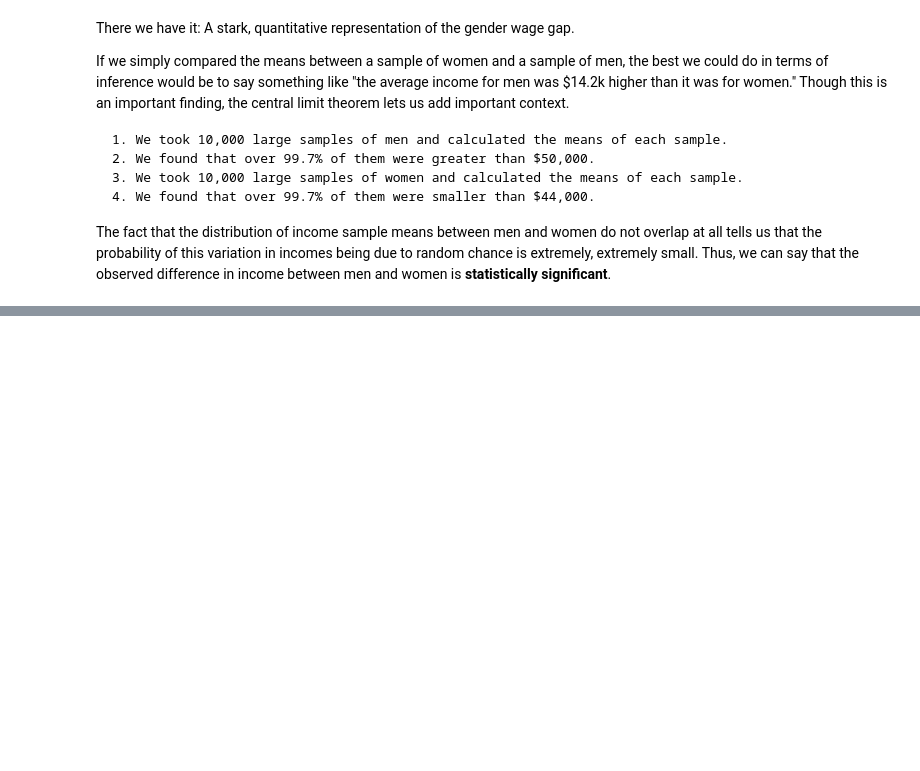
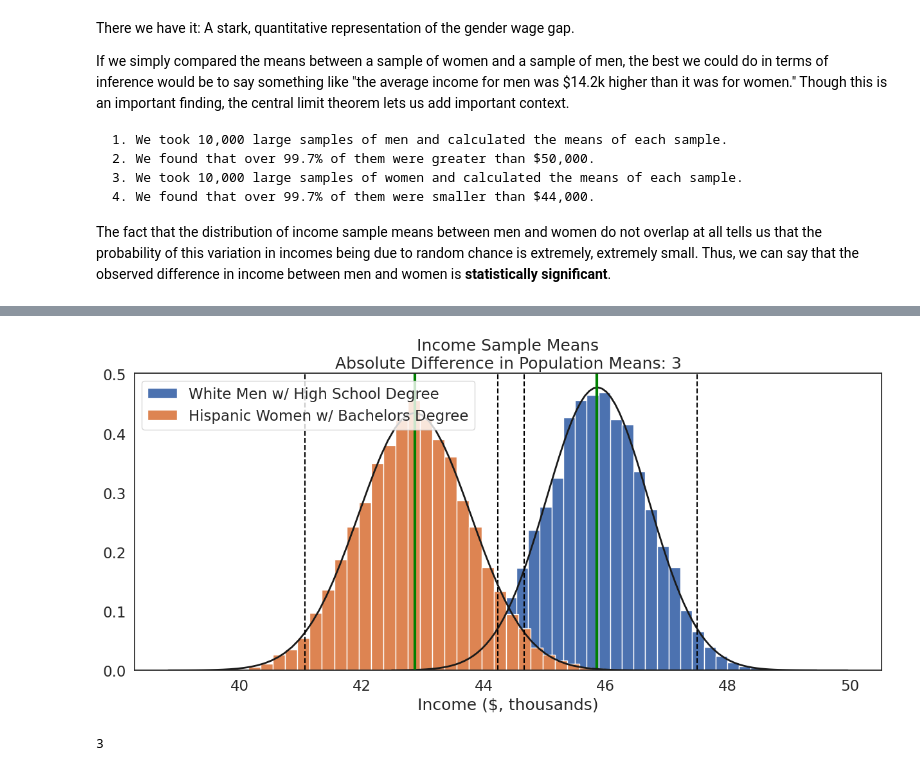
Before and after one commit to yihsun25/QM2, a Jupyter notebook: notebooks/W05. Distributions and Basic Statistics.ipynb, the cells around one changed output, grey strips where cells are left out. Cells and saved outputs as stored; diff of their text form; code cells hidden in the pictures; blank space fills up the shorter version.

```diff
--- a/notebooks/W05. Distributions and Basic Statistics.ipynb
+++ b/notebooks/W05. Distributions and Basic Statistics.ipynb
@@ -548,0 +548,57 @@ two_hist([white_men_highschool,hispanic_women_ba],['White Men w/ High School Deg
+# %%
+def two_hist_with_diff(groups, group_labs, xlab, title):
+    plt.figure(figsize=(15, 6))
+    it = -1
+    sample_means_list = []
+
+    for var in groups:
+        it += 1
+        sample_size = 1000
+        sample_means = []
+        iterations = 10000
+
+        for i in range(iterations):
+            sample = var.sample(sample_size, replace=True)
+            sample_mean = sample.mean()
+            sample_means.append(sample_mean)
+
+        sample_means_list.append(sample_means)
+
+        plt.hist(sample_means, bins=int(iterations/300), edgecolor='white', density=True, label=group_labs[it])
+
+        mu, se = norm.fit(sample_means)
+        xmin, xmax = plt.xlim()
+        x = np.linspace(xmin, xmax, 100)
+        p = norm.pdf(x, mu, se)
+
+        plt.plot(x, p, 'k', linewidth=2)
+
+        mean = var.mean()
+        lower_ci = mu - se * 1.96
+        upper_ci = mu + se * 1.96
+        plt.axvline(mean, color='green', linestyle='solid', linewidth=3)  # Mean line
+        plt.axvline(lower_ci, color='black', linestyle='dashed', linewidth=1.5)  # Lower CI line
+        plt.axvline(upper_ci, color='black', linestyle='dashed', linewidth=1.5)  # Upper CI line
+
+    # Calculate the absolute difference in the mean of sample means
+    mean_diff = abs(np.mean(sample_means_list[0]) - np.mean(sample_means_list[1]))
+    mean_diff_rounded = round(mean_diff)
+
+    plt.xlabel(xlab)
+    plt.title(f"{title}\nAbsolute Difference in Population Means: {mean_diff_rounded}")
+    plt.legend()
+    plt.show()
+
+    return mean_diff_rounded
+
+mean_difference = two_hist_with_diff(
+    [white_men_highschool, hispanic_women_ba],
+    ['White Men w/ High School Degree', 'Hispanic Women w/ Bachelors Degree'],
+    'Income ($, thousands)',
+    "Income Sample Means"
+)
+
+mean_difference
+# %% [output]
+[figure, added]
+3
```
Also changed, not shown: parts of 8 cells of this notebook.
